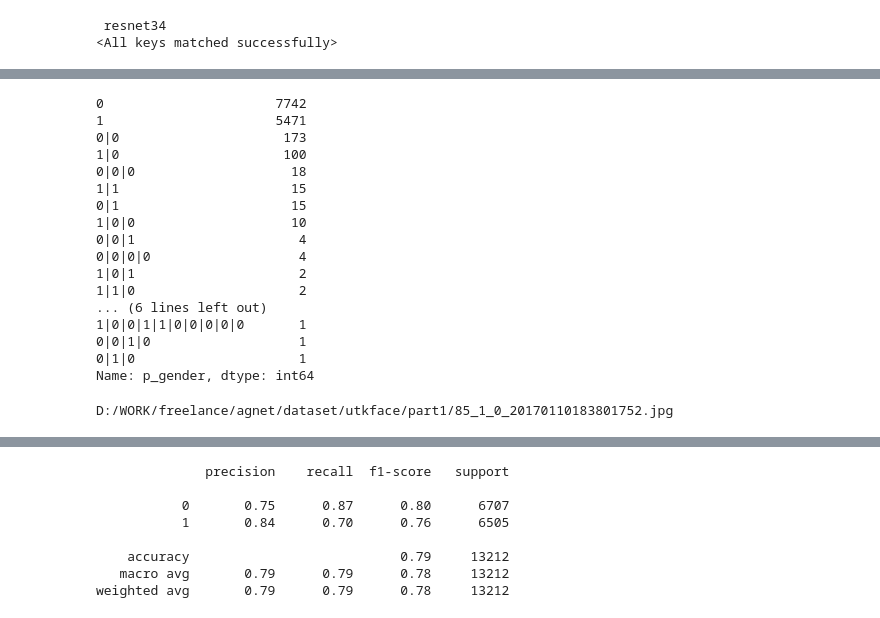
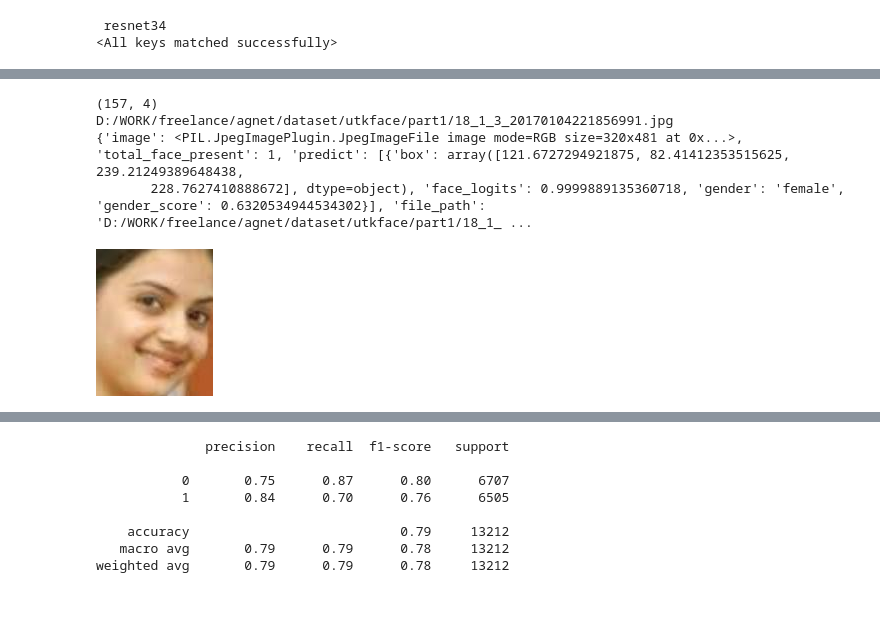
Before and after one commit to deepakdhull80/agnet, a Jupyter notebook: eval.ipynb, the cells around one changed output, grey strips where cells are left out. Drawn from its saved outputs; the diff is of its cells as text; code cells hidden in the pictures.

```diff
--- a/eval.ipynb
+++ b/eval.ipynb
@@ -77,26 +67,6 @@ res['image'].crop(res['predict'][0]['box'])
 import pandas as pd
 # %%
 df = pd.read_csv("test/eval/eval_utkface.csv")
-# %%
-df['p_gender'].value_counts()
-# %% [output]
-0                      7742
-1                      5471
-0|0                     173
-1|0                     100
-0|0|0                    18
-1|1                      15
-0|1                      15
-1|0|0                    10
-0|0|1                     4
-0|0|0|0                   4
-1|0|1                     2
-1|1|0                     2
-... (6 lines left out)
-1|0|0|1|1|0|0|0|0|0       1
-0|0|1|0                   1
-0|1|0                     1
-Name: p_gender, dtype: int64
 # %%
 f_df = df[df['p_gender'].map(lambda x: "|" not in str(x))]
 # %%
@@ -109,8 +79,18 @@ f_df = f_df[f_df['gender'].map(lambda x:x in [0,1])]
 predicted = f_df['p_gender'].map(lambda x: int(x))
 # %%
 truth = f_df['gender'].map(lambda x: int(x))
-# %%
-file_path = f_df[predicted != truth].sample(1).iloc[0]['file_paths']
-print(file_path)
-# %% [output]
-D:/WORK/freelance/agnet/dataset/utkface/part1/85_1_0_20170110183801752.jpg
+# %%
+t = f_df[(predicted == truth)&(f_df['age']==18)]
+print(t.shape)
+image_path = t.sample(1).iloc[0]['file_paths']
+print(image_path)
+
+res = predictor.predict_byfile(image_path,margin=0)
+print(res)
+res['image'].crop(res['predict'][0]['box'])
+# %% [output]
+(157, 4)
+D:/WORK/freelance/agnet/dataset/utkface/part1/18_1_3_20170104221856991.jpg
+{'image': <PIL.JpegImagePlugin.JpegImageFile image mode=RGB size=320x481 at 0x...>, 'total_face_present': 1, 'predict': [{'box': array([121.6727294921875, 82.41412353515625, 239.21249389648438,
+       228.7627410888672], dtype=object), 'face_logits': 0.9999889135360718, 'gender': 'female', 'gender_score': 0.6320534944534302}], 'file_path': 'D:/WORK/freelance/agnet/dataset/utkface/part1/18_1_ ...
+[figure, added]
```
Also changed, not shown: parts of 6 cells of this notebook, 2 other files.
